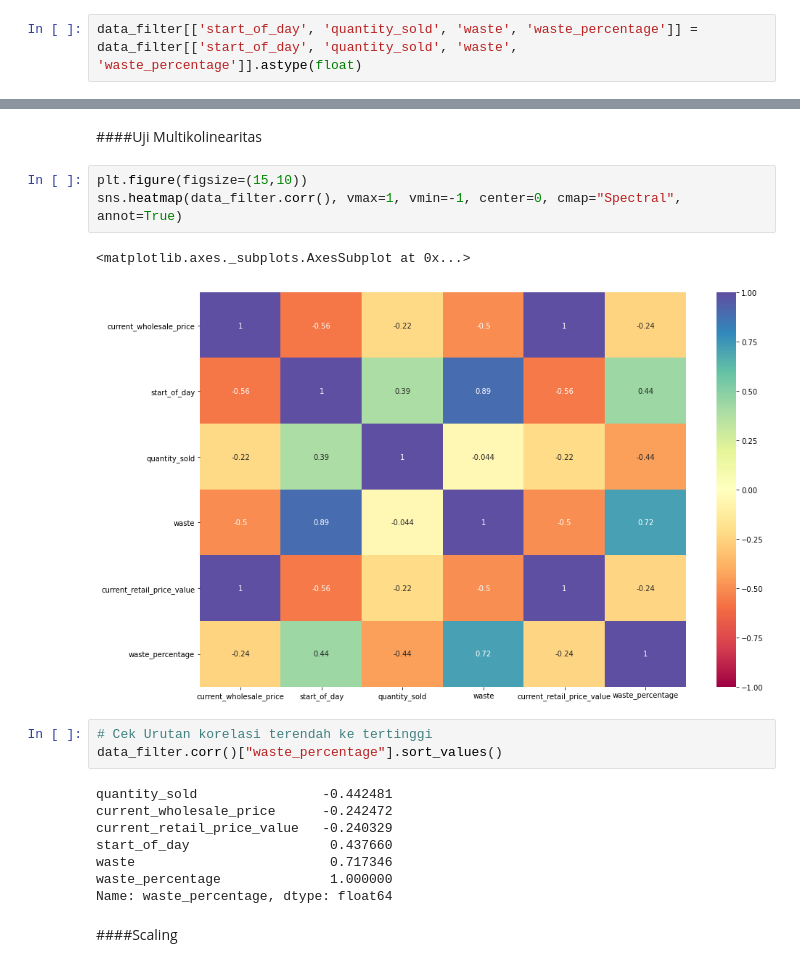
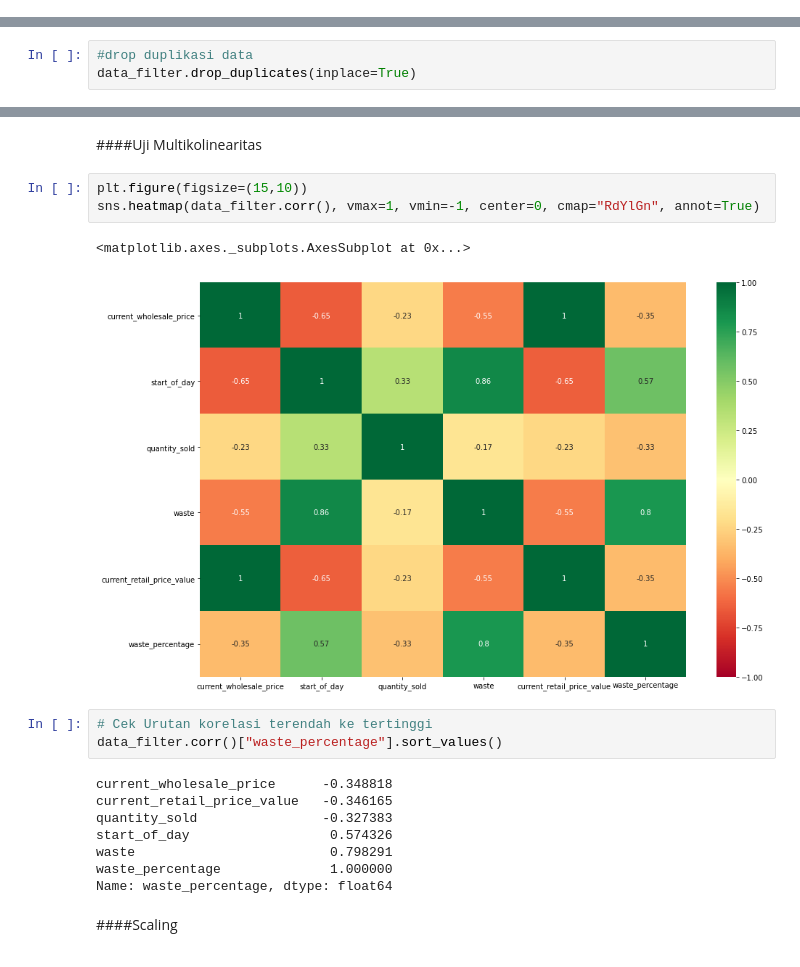
Before and after one commit to MuharomRahZ/linear-regression-inventory-optimisation, a Jupyter notebook: ml-linreg-inv-opt-coffee-shop.ipynb, the cells around one changed output, grey strips where cells are left out. Drawn from its saved outputs; the diff is of its cells as text.

```diff
--- a/ml-linreg-inv-opt-coffee-shop.ipynb
+++ b/ml-linreg-inv-opt-coffee-shop.ipynb
@@ -101,5 +101,3 @@ Data columns (total 6 columns):
  5   waste_percentage            307 non-null    int64
 dtypes: float64(2), int64(4)
 memory usage: 14.5 KB
-# %%
-data_filter[['start_of_day', 'quantity_sold', 'waste', 'waste_percentage']] = data_filter[['start_of_day', 'quantity_sold', 'waste', 'waste_percentage']].astype(float)
@@ -146,0 +150,3 @@ Melakukan identifikasi, apakah terdapat data/observasi yang sama atau tidak, apa
+# %%
+#drop duplikasi data
+data_filter.drop_duplicates(inplace=True)
@@ -257,19 +249,19 @@ plt.show()
 ####Uji Multikolinearitas
 # %%
 plt.figure(figsize=(15,10))
-sns.heatmap(data_filter.corr(), vmax=1, vmin=-1, center=0, cmap="Spectral", annot=True)
+sns.heatmap(data_filter.corr(), vmax=1, vmin=-1, center=0, cmap="RdYlGn", annot=True)
 # %% [output]
 <matplotlib.axes._subplots.AxesSubplot at 0x...>
-[figure, old version]
+[figure, new version]
 # %%
 # Cek Urutan korelasi terendah ke tertinggi
 data_filter.corr()["waste_percentage"].sort_values()
 # %% [output]
-quantity_sold                -0.442481
-current_wholesale_price      -0.242472
-current_retail_price_value   -0.240329
-start_of_day                  0.437660
-waste                         0.717346
+current_wholesale_price      -0.348818
+current_retail_price_value   -0.346165
+quantity_sold                -0.327383
+start_of_day                  0.574326
+waste                         0.798291
 waste_percentage              1.000000
 Name: waste_percentage, dtype: float64
 # %% [markdown]
```
Also changed, not shown: parts of 38 cells of this notebook.
